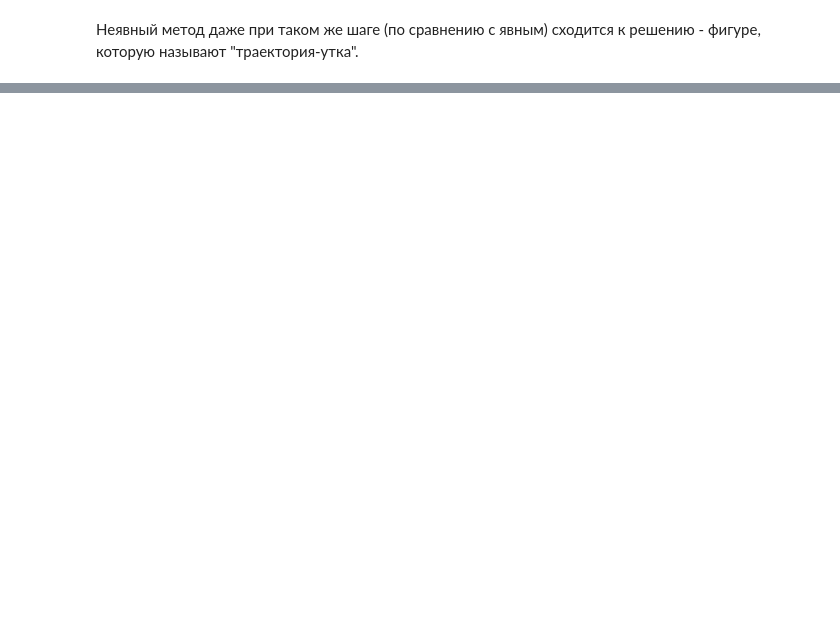
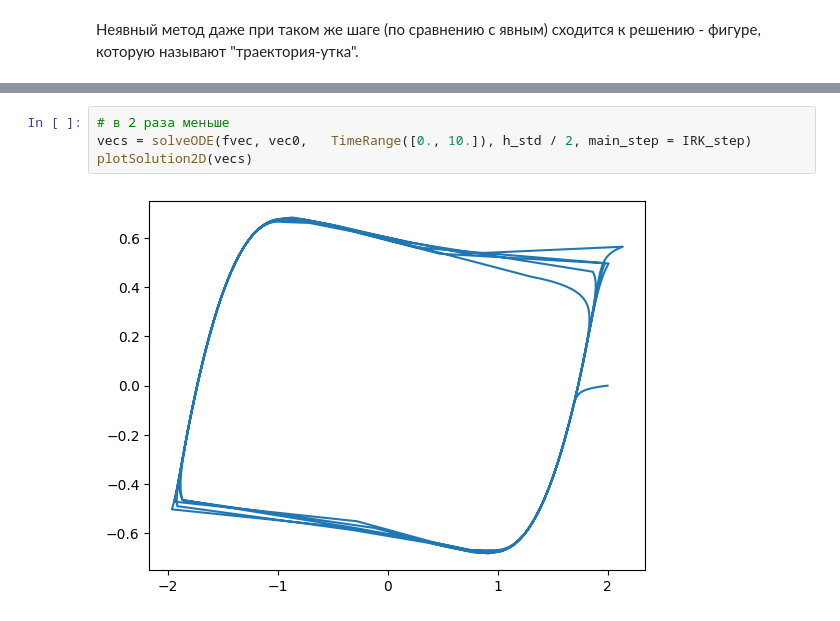
Before and after one commit to matmuher/MIPT_computational_math, a Jupyter notebook: 4_ODEs/ODEs.ipynb, the cells around one changed output, grey strips where cells are left out. Saved outputs shown, nothing was run; the diff lists cells and outputs as text; blank space fills up the shorter version.

```diff
--- a/4_ODEs/ODEs.ipynb
+++ b/4_ODEs/ODEs.ipynb
@@ -239,0 +243,6 @@ plotSolution2D(vecs)
+# %%
+# в 2 раза меньше
+vecs = solveODE(fvec, vec0,   TimeRange([0., 10.]), h_std / 2, main_step = IRK_step)
+plotSolution2D(vecs)
+# %% [output]
+[figure, added]
```
Also changed, not shown: parts of 6 cells of this notebook.
